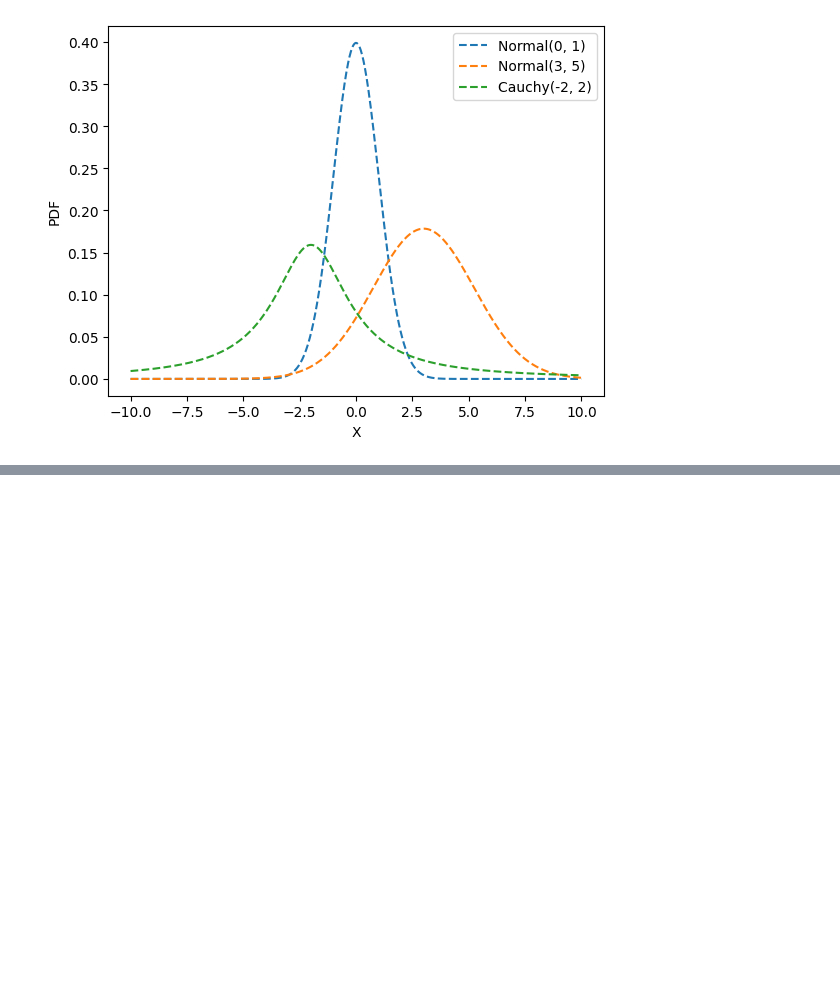
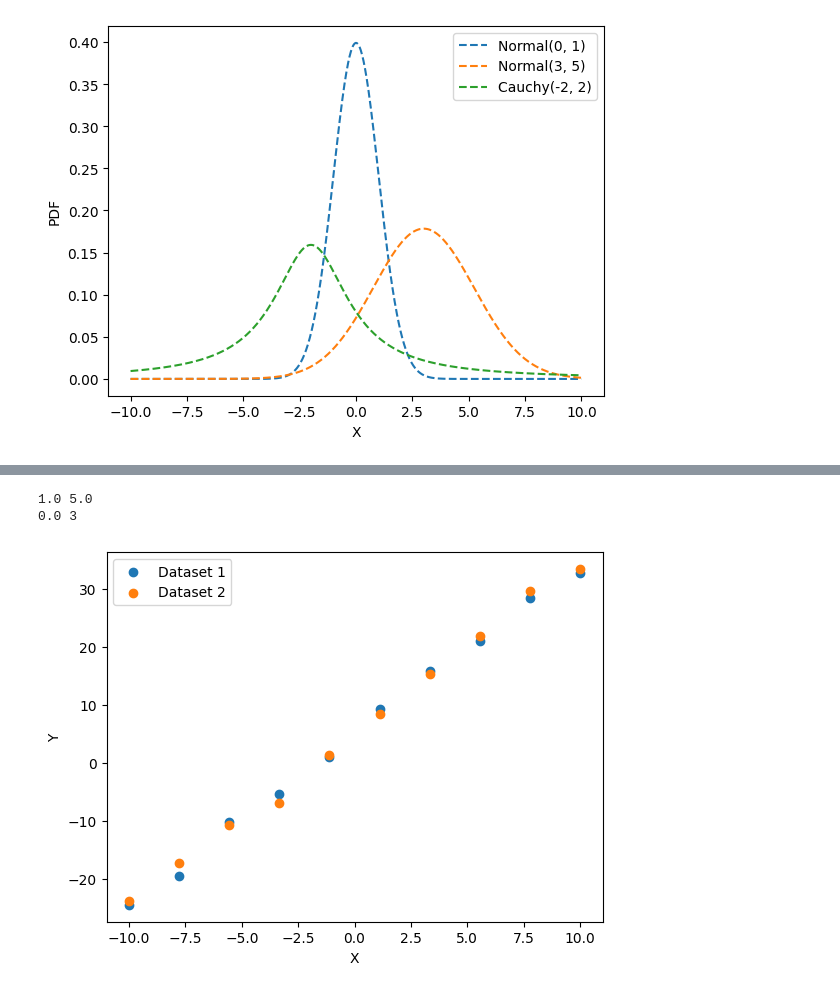
Before and after one commit to madhukar01/stats_exercise, a Jupyter notebook: ex01/solution.ipynb, the cells around one changed output, grey strips where cells are left out. Drawn from its saved outputs; the diff is of its cells as text; code cells hidden in the pictures; blank space fills up the shorter version.

```diff
--- a/ex01/solution.ipynb
+++ b/ex01/solution.ipynb
@@ -86,7 +97,7 @@ def linear_regression_least_squared(x: np.array, y:np.array):
 
   # predicted data
   predicted = intercept + np.multiply(x, slope)
-  print(predicted)
+  # print(predicted)
 
   degrees_of_freedom = len(y) - 2
 
@@ -100,3 +111,34 @@ def linear_regression_least_squared(x: np.array, y:np.array):
 x = [1,2,3,4,5]
 y = [6,7,8,9,10]
 linear_regression_least_squared(x, y)
+# %% [output]
+1.0 5.0
+0.0 3
+# %%
+# Question 4
+def simulate_data(beta_zero, beta_one, size=10):
+    # generate 100 numbers between -10 and 10
+    x = np.linspace(-10, 10, size)
+
+    # generate error term using normal distribution
+    np.random.seed(1234)
+    error_one = np.random.normal(loc=0, scale=1, size=size)
+    error_two = np.random.normal(loc=0, scale=1, size=size)
+
+    # generate data points
+    y1 = 5 + 3 * x + error_one
+    y2 = 5 + 3 * x + error_two
+    return ((x, y1), (x, y2))
+# %%
+# Question 4.a
+dataset_one, dataset_two = simulate_data(5, 3, 10)
+
+# plot the data
+plt.scatter(dataset_one[0], dataset_one[1], label="Dataset 1")
+plt.scatter(dataset_two[0], dataset_two[1], label="Dataset 2")
+plt.xlabel("X")
+plt.ylabel("Y")
+plt.legend(loc='upper left')
+plt.show()
+# %% [output]
+[figure, added]
```
Also changed, not shown: parts of 10 cells of this notebook, 7 other files.
